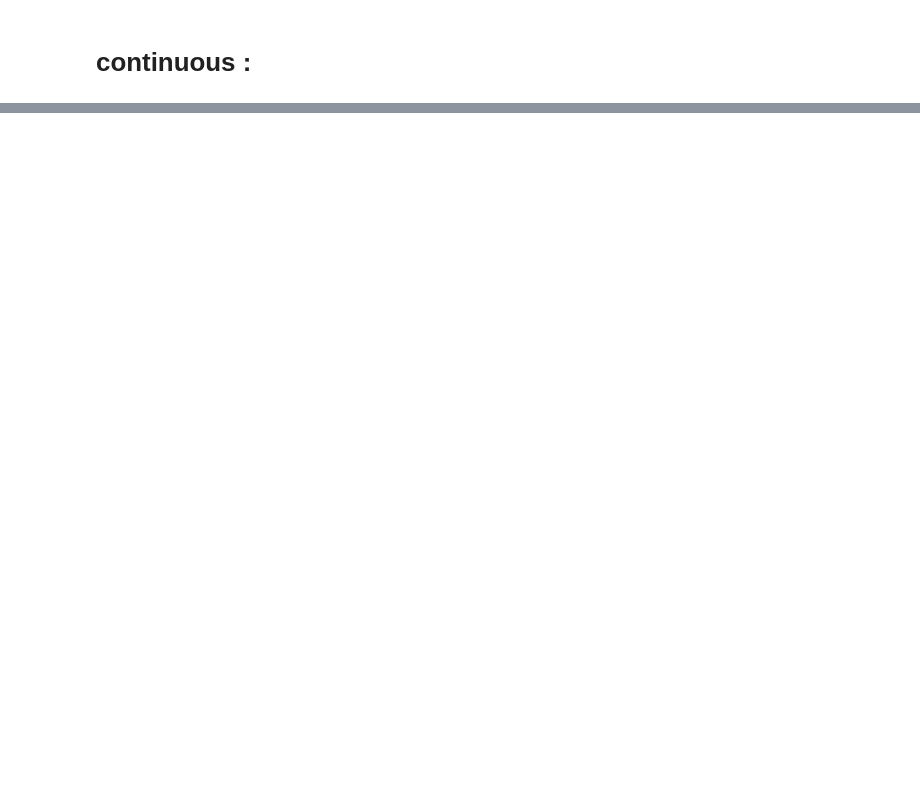
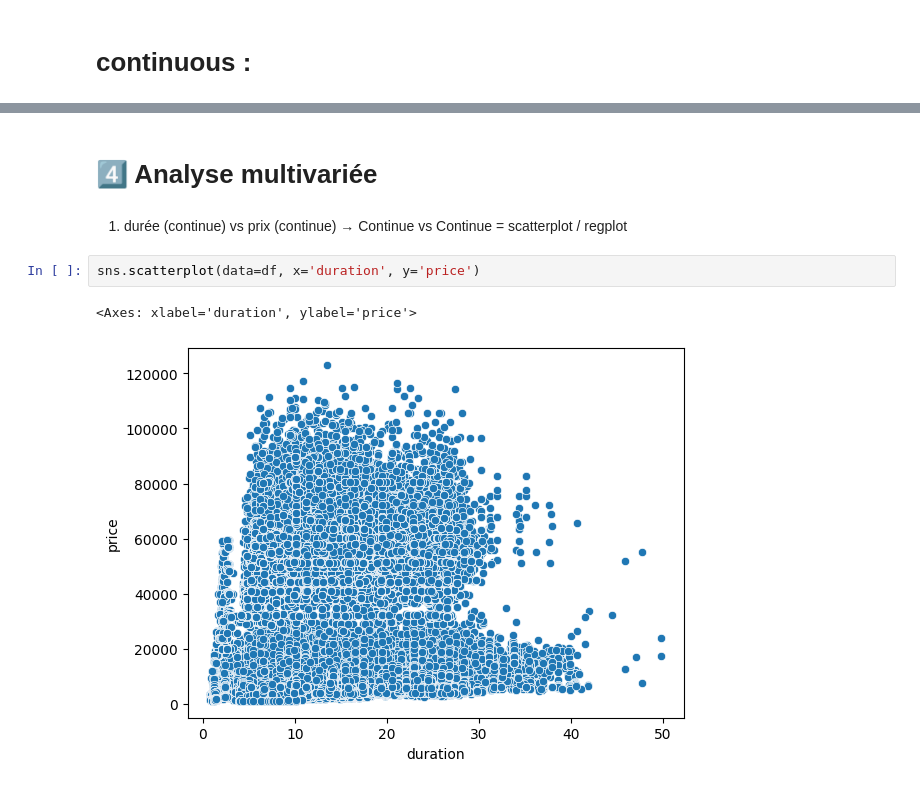
Before and after one commit to minaelaachrate/Brief10, a Jupyter notebook: EDA.ipynb, the cells around one changed output, grey strips where cells are left out. Saved outputs shown, nothing was run; the diff lists cells and outputs as text; blank space fills up the shorter version.

```diff
--- a/EDA.ipynb
+++ b/EDA.ipynb
@@ -266,0 +240,10 @@ Name: price, dtype: float64
+# %% [markdown]
+# 4️⃣ Analyse multivariée
+# %% [markdown]
+1. durée (continue) vs prix (continue)
+→ Continue vs Continue = scatterplot / regplot
+# %%
+sns.scatterplot(data=df, x='duration', y='price')
+# %% [output]
+<Axes: xlabel='duration', ylabel='price'>
+[figure, added]
```
Also changed, not shown: parts of 10 cells of this notebook.
